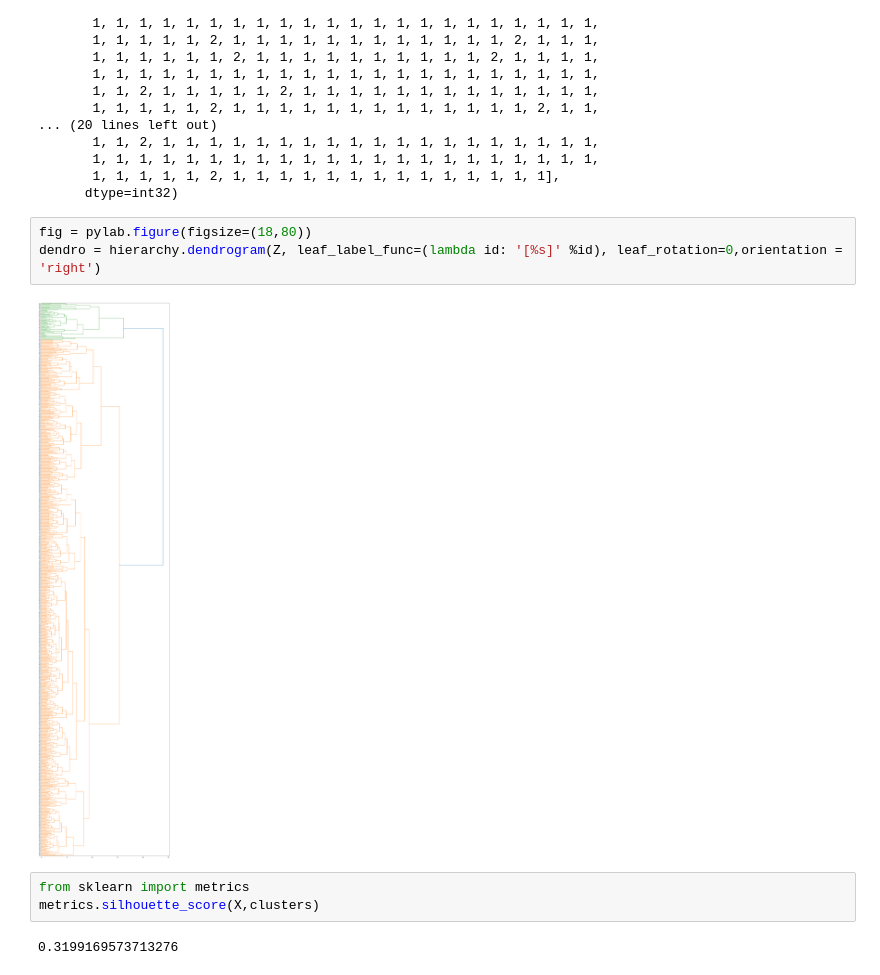
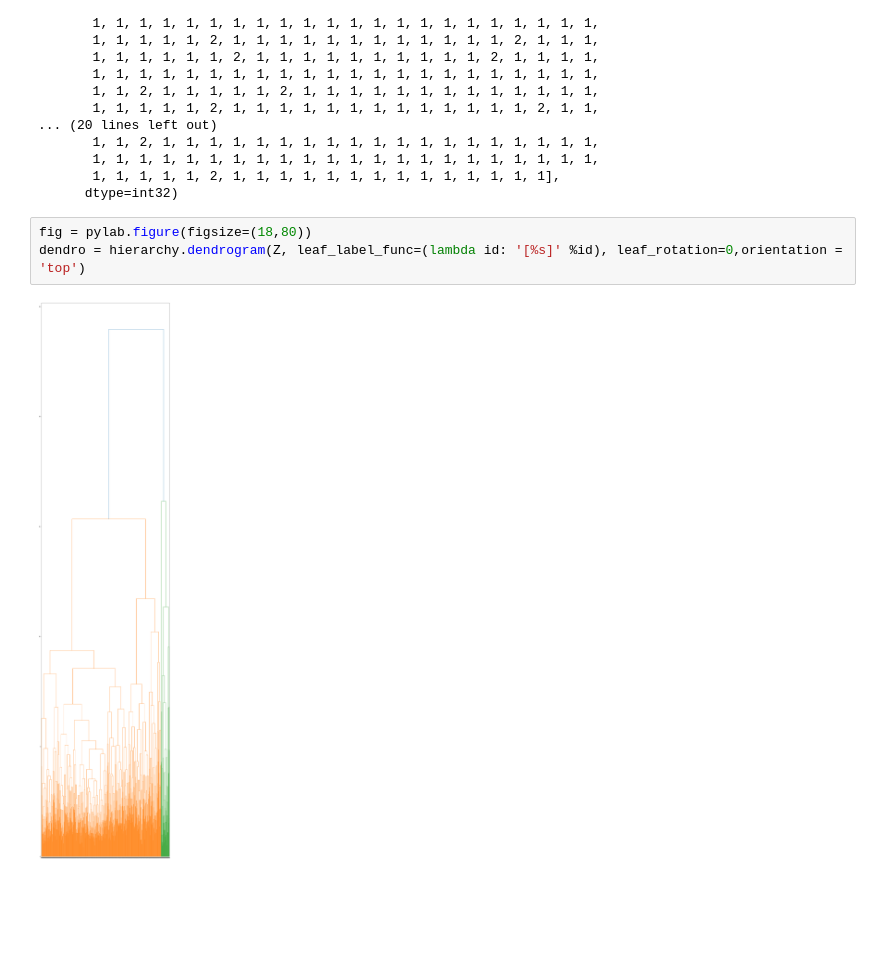
Before and after one commit to IktaS/Computational-Intelligence, a Jupyter notebook: Pima Indian/Hierarchal_Pima.ipynb, the cells around one changed output. Cells and saved outputs as stored; diff of their text form; blank space fills up the shorter version.

```diff
--- a/Pima Indian/Hierarchal_Pima.ipynb
+++ b/Pima Indian/Hierarchal_Pima.ipynb
@@ -84,11 +95,6 @@ array([1, 1, 1, 1, 2, 1, 1, 2, 1, 1, 1, 1, 1, 2, 1, 2, 1, 1, 1, 1, 1, 1,
       dtype=int32)
 # %%
 fig = pylab.figure(figsize=(18,80))
-dendro = hierarchy.dendrogram(Z, leaf_label_func=(lambda id: '[%s]' %id), leaf_rotation=0,orientation = 'right')
+dendro = hierarchy.dendrogram(Z, leaf_label_func=(lambda id: '[%s]' %id), leaf_rotation=0,orientation = 'top')
 # %% [output]
-[figure, old version]
+[figure, new version]
-# %%
-from sklearn import metrics
-metrics.silhouette_score(X,clusters)
-# %% [output]
-0.3199169573713276
```
Also changed, not shown: parts of 8 cells of this notebook, 1 other file.
